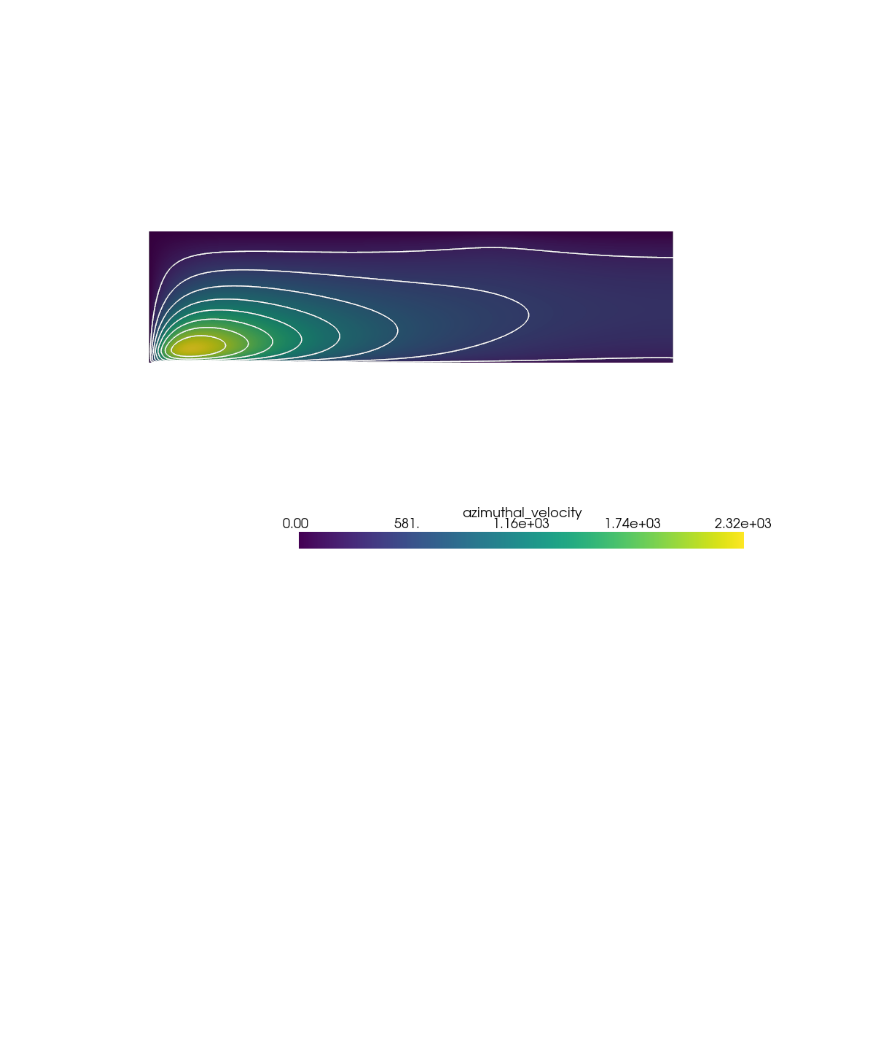
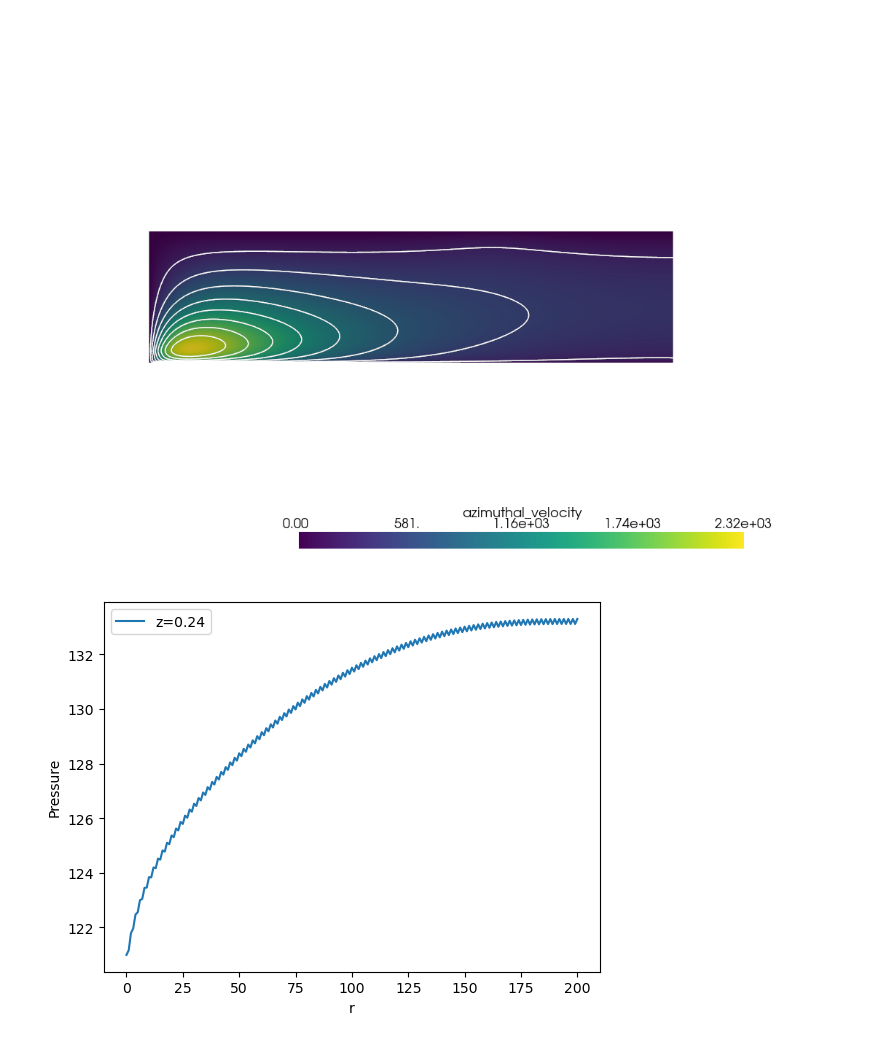
Before and after one commit to conner-fransoo/plasma-centrifuge, a Jupyter notebook: main.ipynb, the cells around one changed output. Cells and saved outputs as stored; diff of their text form; code cells hidden in the pictures; blank space fills up the shorter version.

```diff
--- a/main.ipynb
+++ b/main.ipynb
@@ -236,3 +329,13 @@ if not pyvista.OFF_SCREEN:
     u_plotter.show()
 # %% [output]
 [figure]
+# %%
+import matplotlib.pyplot as plt
+
+plt.plot(p.x.array, label=f"z={pressure_profile_loc}")
+plt.xlabel("r")
+plt.ylabel("Pressure")
+plt.legend()
+plt.show()
+# %% [output]
+[figure, added]
```
Also changed, not shown: parts of 10 cells of this notebook.
